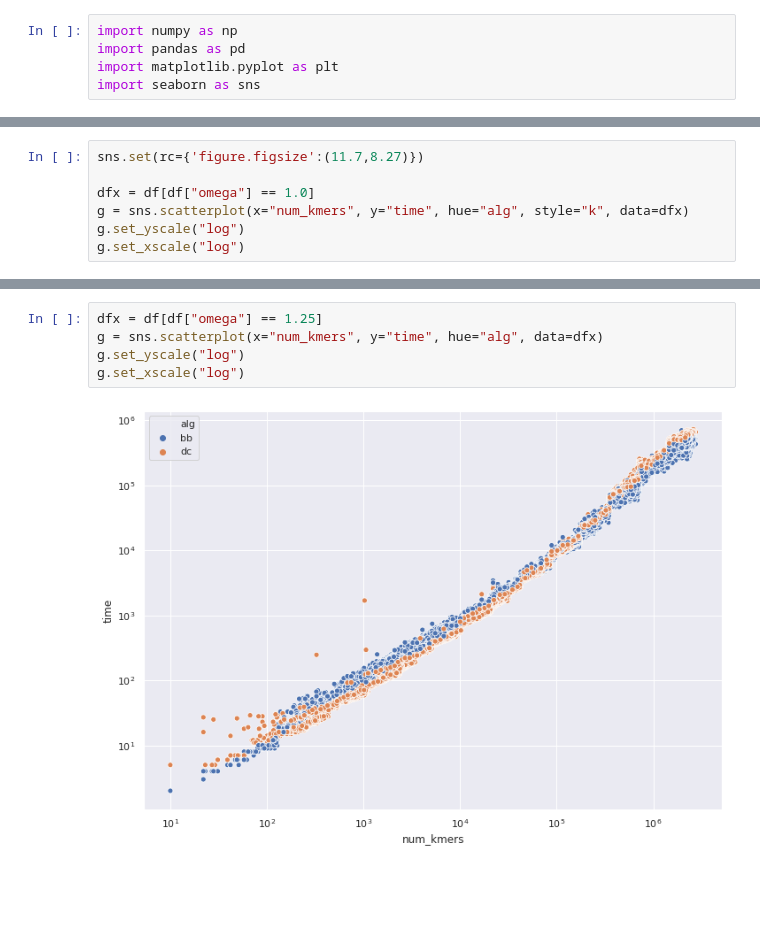
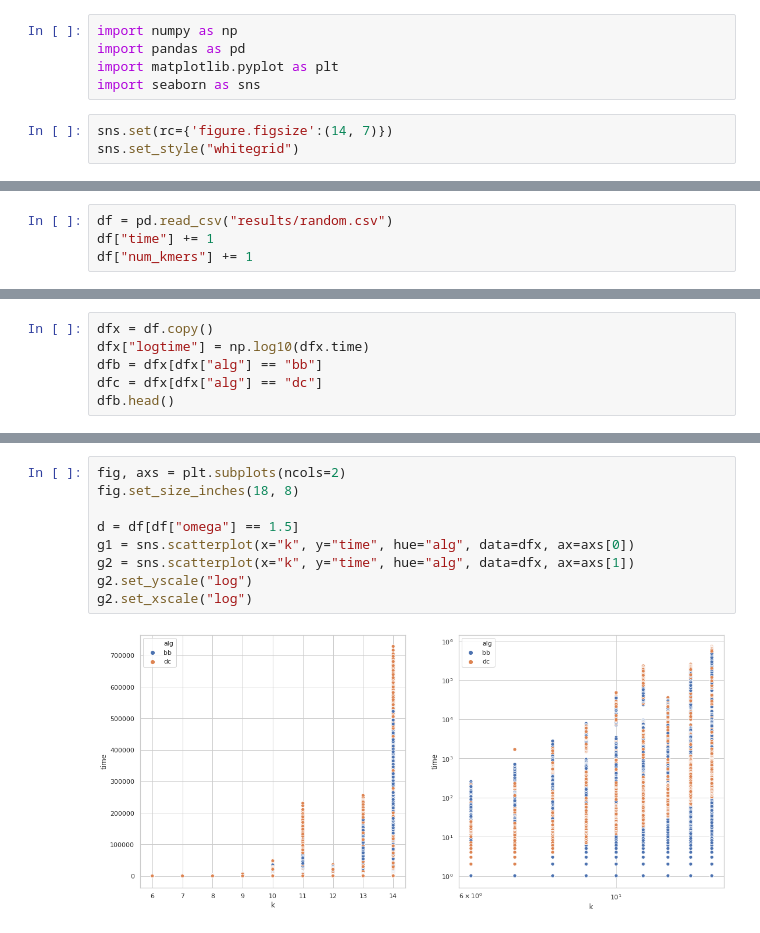
Before and after one commit to nromashchenko/pk-algs, a Jupyter notebook: alg_plots.ipynb, the cells around one changed output, grey strips where cells are left out. Drawn from its saved outputs; the diff is of its cells as text; blank space fills up the shorter version.

```diff
--- a/alg_plots.ipynb
+++ b/alg_plots.ipynb
@@ -3,5 +3,8 @@ import numpy as np
 import pandas as pd
 import matplotlib.pyplot as plt
 import seaborn as sns
+# %%
+sns.set(rc={'figure.figsize':(14, 7)})
+sns.set_style("whitegrid")
 # %%
 #df = pd.read_csv("results/stats.csv")
@@ -22,7 +37,0 @@ g.set_xscale("log")
-# %%
-sns.set(rc={'figure.figsize':(11.7,8.27)})
-
-dfx = df[df["omega"] == 1.0]
-g = sns.scatterplot(x="num_kmers", y="time", hue="alg", style="k", data=dfx)
-g.set_yscale("log")
-g.set_xscale("log")
@@ -35,0 +60,4 @@ g = sns.scatterplot(x="num_kmers", y="time", hue="alg", style="k", data=dfx)
+# %%
+df = pd.read_csv("results/random.csv")
+df["time"] += 1
+df["num_kmers"] += 1
@@ -35,0 +95,6 @@ g = sns.scatterplot(x="num_kmers", y="time", hue="alg", style="k", data=dfx)
+# %%
+dfx = df.copy()
+dfx["logtime"] = np.log10(dfx.time)
+dfb = dfx[dfx["alg"] == "bb"]
+dfc = dfx[dfx["alg"] == "dc"]
+dfb.head()
@@ -36,7 +135,11 @@ g = sns.scatterplot(x="num_kmers", y="time", hue="alg", style="k", data=dfx)
 # %%
-dfx = df[df["omega"] == 1.25]
-g = sns.scatterplot(x="num_kmers", y="time", hue="alg", data=dfx)
-g.set_yscale("log")
-g.set_xscale("log")
+fig, axs = plt.subplots(ncols=2)
+fig.set_size_inches(18, 8)
+
+d = df[df["omega"] == 1.5]
+g1 = sns.scatterplot(x="k", y="time", hue="alg", data=dfx, ax=axs[0])
+g2 = sns.scatterplot(x="k", y="time", hue="alg", data=dfx, ax=axs[1])
+g2.set_yscale("log")
+g2.set_xscale("log")
 # %% [output]
-[figure, old version]
+[figure, new version]
```
Also changed, not shown: parts of 31 cells of this notebook, 1 other file.
